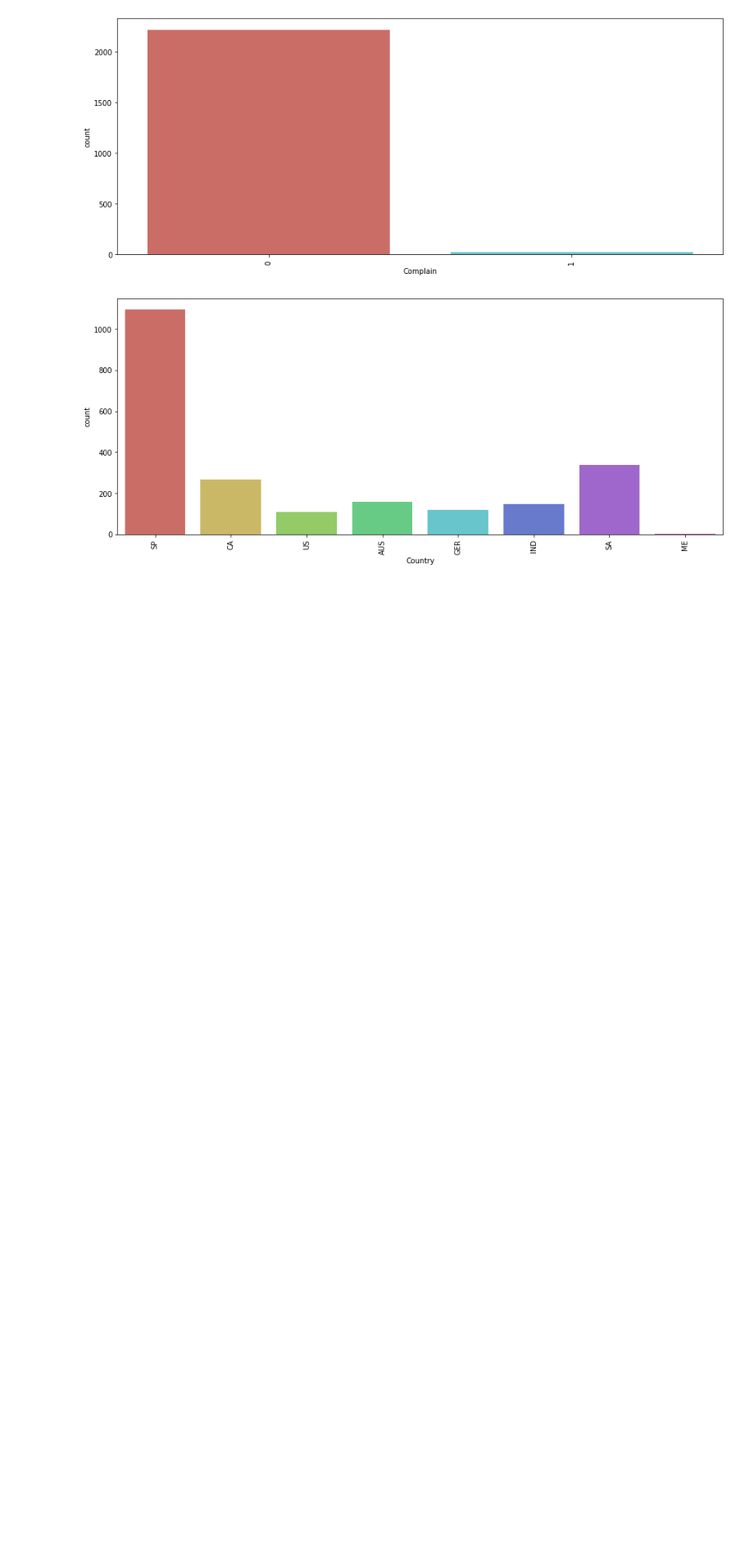
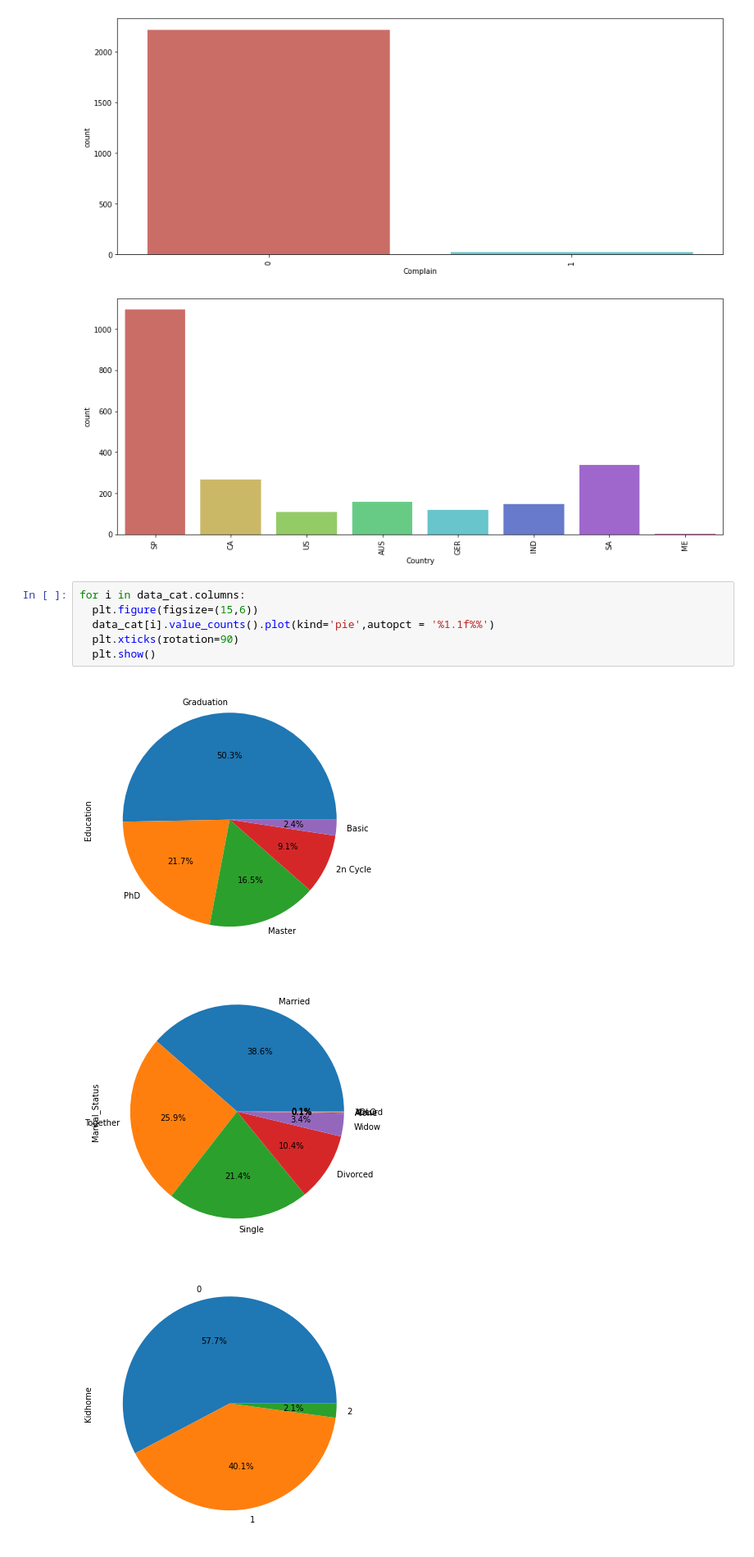
Before and after one commit to Sujitharasamsetty/Customer-Personality-Analysis, a Jupyter notebook: Customer Personality Analysis/Customer_Personality_Analysis.ipynb, the cells around one changed output. Shown: that part at 82% size. Saved outputs shown, nothing was run; the diff lists cells and outputs as text; blank space fills up the shorter version.

```diff
--- a/Customer Personality Analysis/Customer_Personality_Analysis.ipynb
+++ b/Customer Personality Analysis/Customer_Personality_Analysis.ipynb
@@ -142,3 +142,13 @@ for i in data_cat.columns:
 [figure]
 [figure]
 [figure]
+# %%
+for i in data_cat.columns:
+  plt.figure(figsize=(15,6))
+  data_cat[i].value_counts().plot(kind='pie',autopct = '%1.1f%%')
+  plt.xticks(rotation=90)
+  plt.show()
+# %% [output]
+[figure, added]
+[figure, added]
+[figure, added]
```
Also changed, not shown: parts of 1 cell of this notebook.
